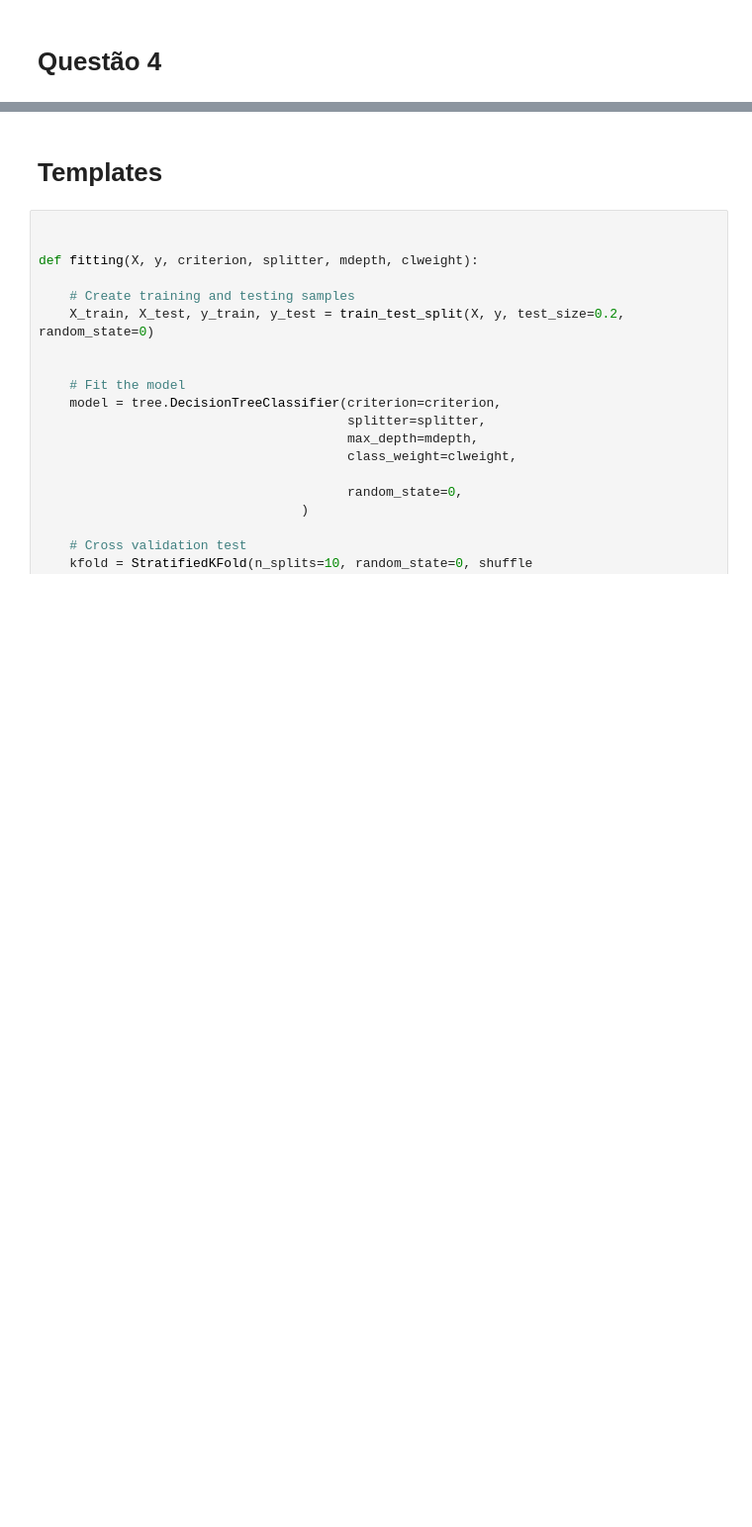
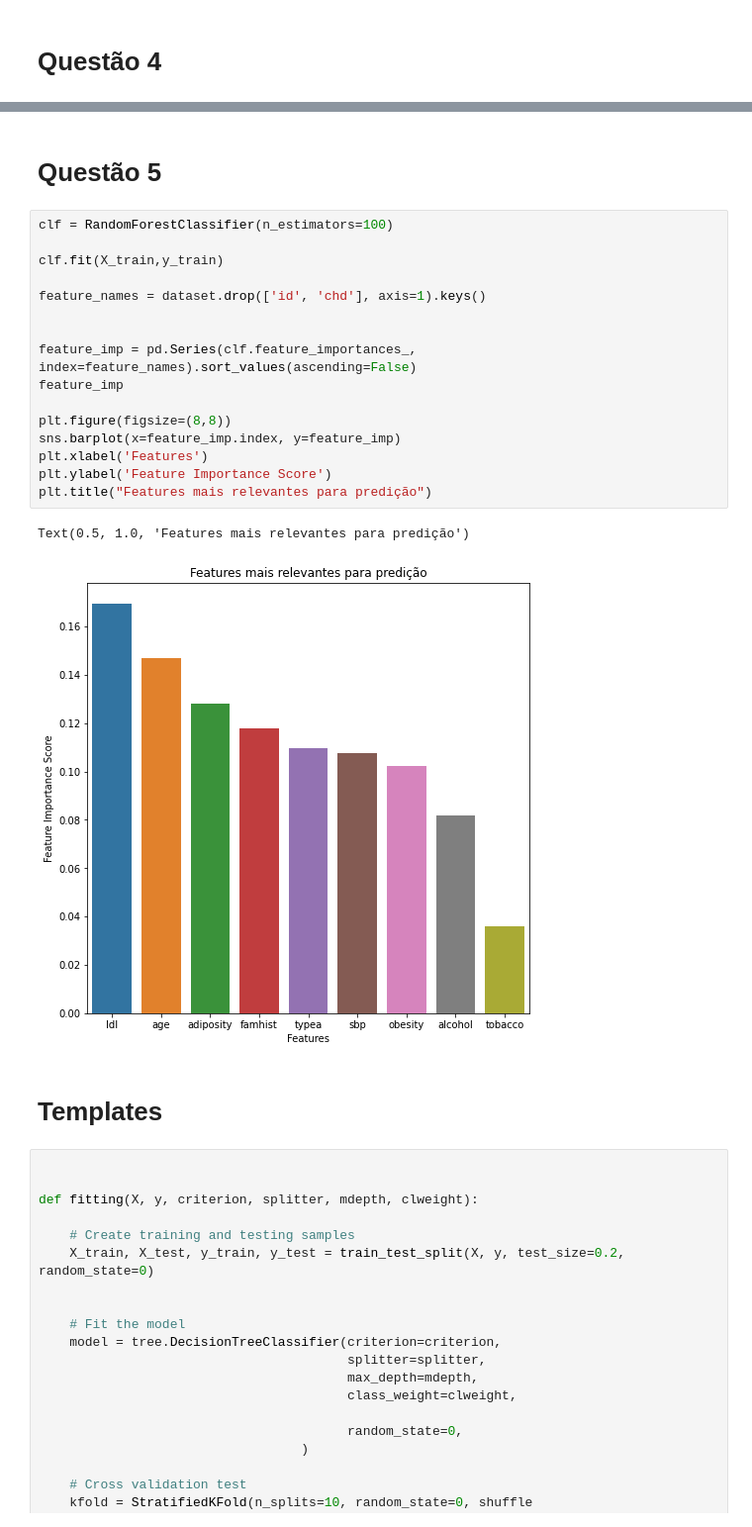
Before and after one commit to GuiCoelhoDev/CoronaryDisease_Analysis, a Jupyter notebook: Projeto1_Practice.ipynb, the cells around one changed output, grey strips where cells are left out. Shown at 99% size. Cells and saved outputs as stored; diff of their text form; blank space fills up the shorter version.

```diff
--- a/Projeto1_Practice.ipynb
+++ b/Projeto1_Practice.ipynb
@@ -394,6 +395,27 @@ Accuracy 0.723404255319149
 PrecisionNEG 0.8846153846153846
 PrecisionPOS 0.5238095238095238
 [figure]
+# %% [markdown]
+# Questão 5
+# %%
+clf = RandomForestClassifier(n_estimators=100)
+
+clf.fit(X_train,y_train)
+
+feature_names = dataset.drop(['id', 'chd'], axis=1).keys()
+
+
+feature_imp = pd.Series(clf.feature_importances_, index=feature_names).sort_values(ascending=False)
+feature_imp
+
+plt.figure(figsize=(8,8))
+sns.barplot(x=feature_imp.index, y=feature_imp)
+plt.xlabel('Features')
+plt.ylabel('Feature Importance Score')
+plt.title("Features mais relevantes para predição")
+# %% [output]
+Text(0.5, 1.0, 'Features mais relevantes para predição')
+[figure, added]
 # %% [markdown]
 # Templates
 # %%
```
Also changed, not shown: parts of 3 cells of this notebook.
